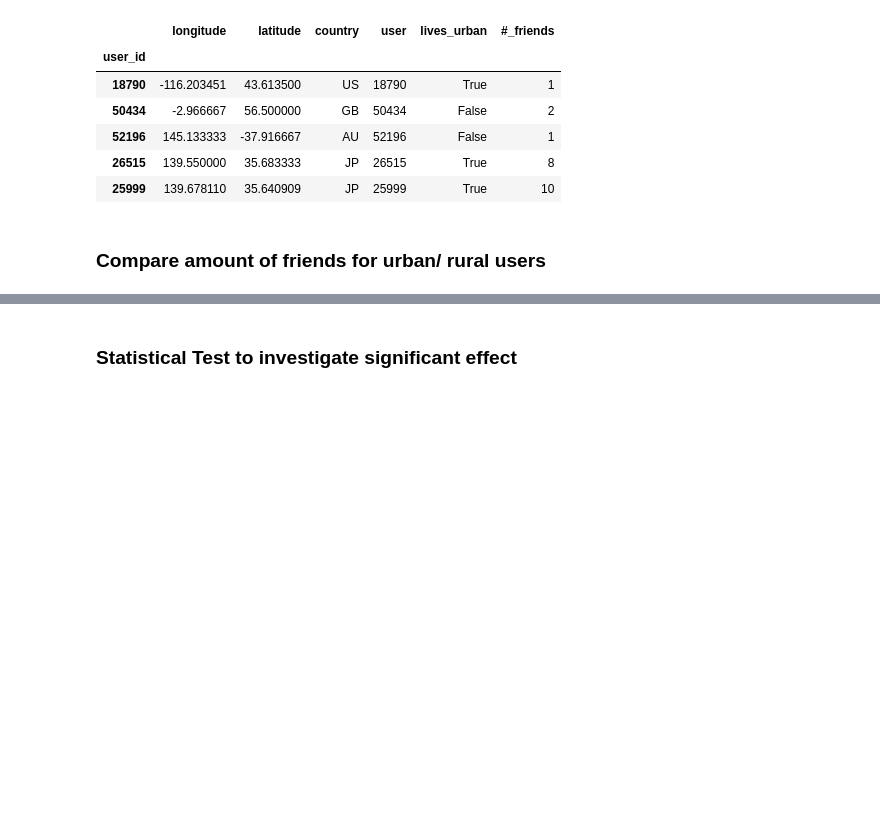
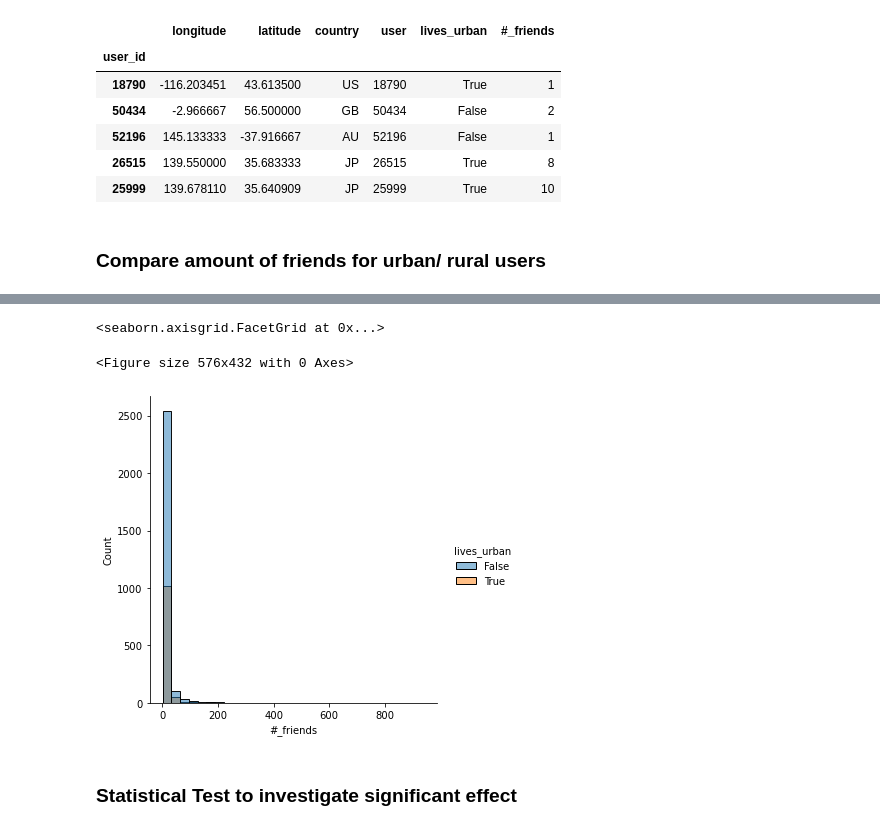
Before and after one commit to epfl-ada/ada-2020-project-milestone-p3-p3_, a Jupyter notebook: research_question_1.ipynb, the cells around one changed output, grey strips where cells are left out. Cells and saved outputs as stored; diff of their text form; code cells hidden in the pictures; blank space fills up the shorter version.

```diff
--- a/research_question_1.ipynb
+++ b/research_question_1.ipynb
@@ -252,11 +300,15 @@ plt.legend();
 # %%
 G_urban = G_homes[G_homes['lives_urban'] == True]
 G_rural = G_homes[G_homes['lives_urban'] == False]
 
 plt.figure(figsize=(8,6))
-sns.distplot(G_rural['#_friends'], label='rural', hist=False)
-sns.distplot(G_urban['#_friends'], label='urban', hist=False)
-plt.legend();
+sns.displot(data = G_homes, x = '#_friends', hue='lives_urban', kind="hist", bins = 30)
+#sns.displot(G_urban['#_friends'], label='urban', kind="hist")
+#plt.legend();
+# %% [output]
+<seaborn.axisgrid.FacetGrid at 0x...>
+<Figure size 576x432 with 0 Axes>
+[figure, added]
 # %% [markdown]
 ### Statistical Test to investigate significant effect
 # %% [markdown]
```
Also changed, not shown: parts of 12 cells of this notebook, 1 other file.
